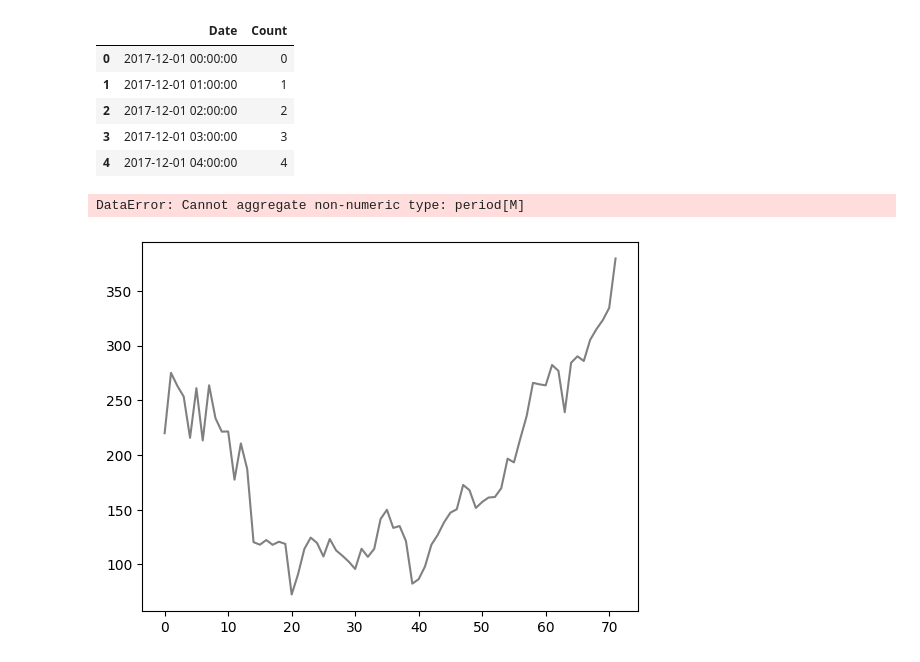
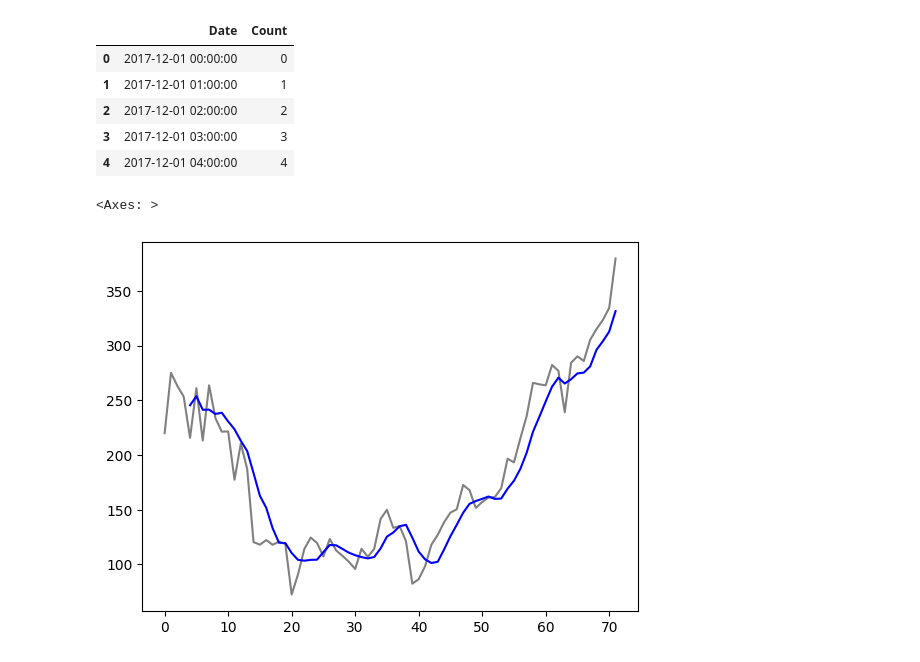
Before and after one commit to Pratyusha-Mukherjee/FSP-MachineLearning, a Jupyter notebook: day7/monthly_price/monthly_price.ipynb, the cells around one changed output. Drawn from its saved outputs; the diff is of its cells as text; code cells hidden in the pictures.

```diff
--- a/day7/monthly_price/monthly_price.ipynb
+++ b/day7/monthly_price/monthly_price.ipynb
@@ -113,8 +113,14 @@ rolling_window_5=df.rolling(window=5)
 # %%
 import warnings
 warnings.filterwarnings('ignore')
+
+df['Date'] = pd.to_datetime(df['Date'], errors='coerce')
 df['Price'].plot(color='gray')
-rolling_window_5.mean()['Price'].plot(color='blue')
+
+
+rolling_window_5 = df['Price'].rolling(window=5)
+
+rolling_window_5.mean().plot(color='blue')
 # %% [output]
-DataError: Cannot aggregate non-numeric type: period[M]
+<Axes: >
-[figure, old version]
+[figure, new version]
```
Also changed, not shown: parts of 2 cells of this notebook.
